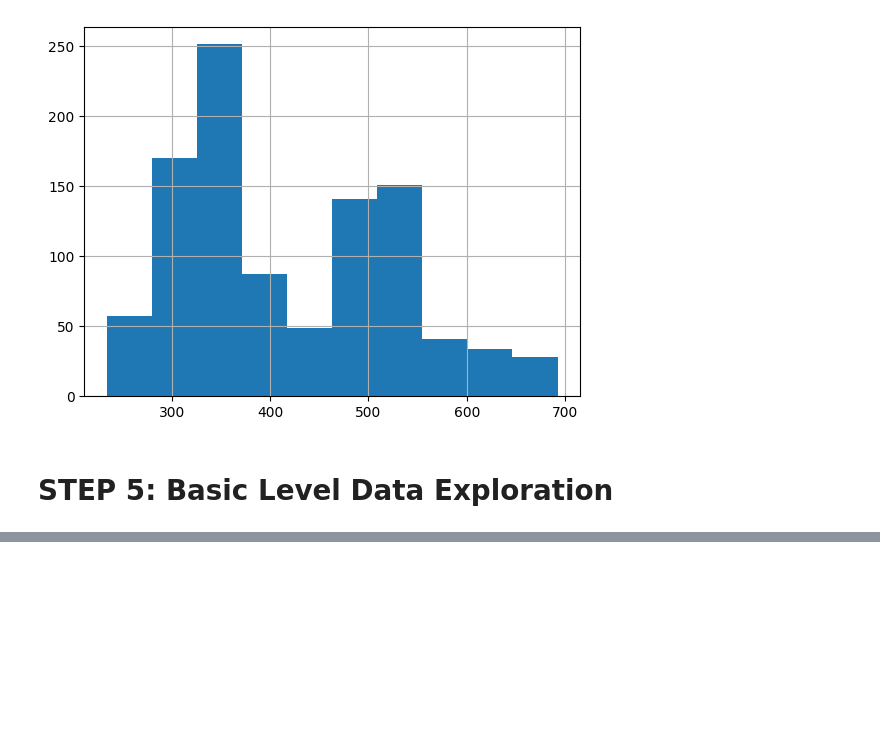
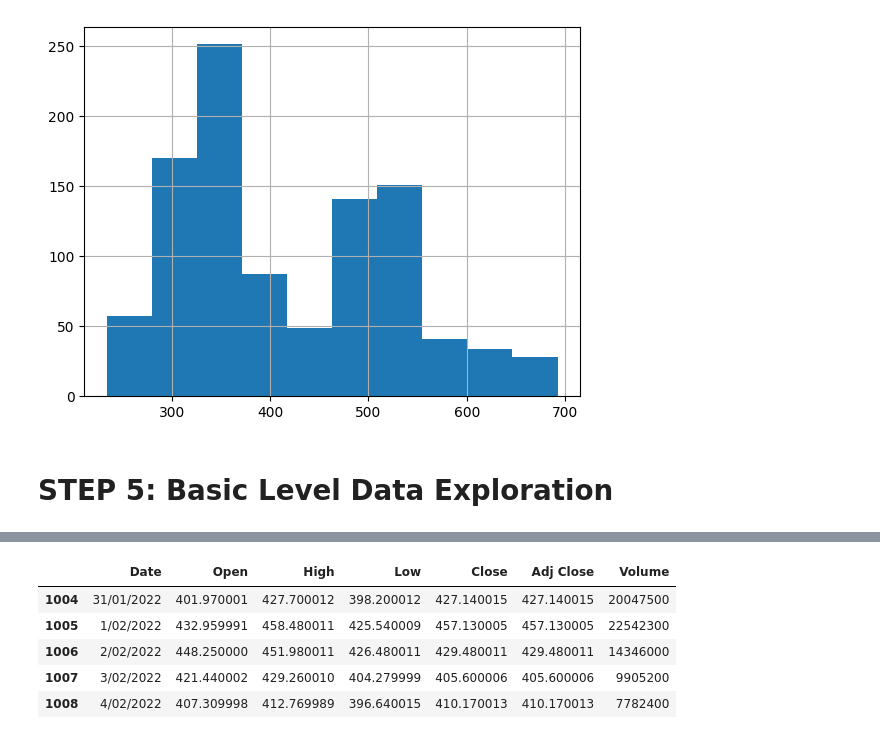
Before and after one commit to Suba-XIV/ST1Capstone, a Jupyter notebook: ST1_CapstoneProject.ipynb, the cells around one changed output, grey strips where cells are left out. Saved outputs shown, nothing was run; the diff lists cells and outputs as text; code cells hidden in the pictures; blank space fills up the shorter version.

```diff
--- a/ST1_CapstoneProject.ipynb
+++ b/ST1_CapstoneProject.ipynb
@@ -131,0 +142,10 @@ NetflixData['Open'].hist()
+# %%
+# Looking at sample rows in the data
+NetflixData.tail()
+# %% [output]
+|  | Date | Open | High | Low | Close | Adj Close | Volume |
+| 1004 | 31/01/2022 | 401.970001 | 427.700012 | 398.200012 | 427.140015 | 427.140015 | 20047500 |
+| 1005 | 1/02/2022 | 432.959991 | 458.480011 | 425.540009 | 457.130005 | 457.130005 | 22542300 |
+| 1006 | 2/02/2022 | 448.250000 | 451.980011 | 426.480011 | 429.480011 | 429.480011 | 14346000 |
+| 1007 | 3/02/2022 | 421.440002 | 429.260010 | 404.279999 | 405.600006 | 405.600006 | 9905200 |
+| 1008 | 4/02/2022 | 407.309998 | 412.769989 | 396.640015 | 410.170013 | 410.170013 | 7782400 |
```
Also changed, not shown: parts of 5 cells of this notebook.
